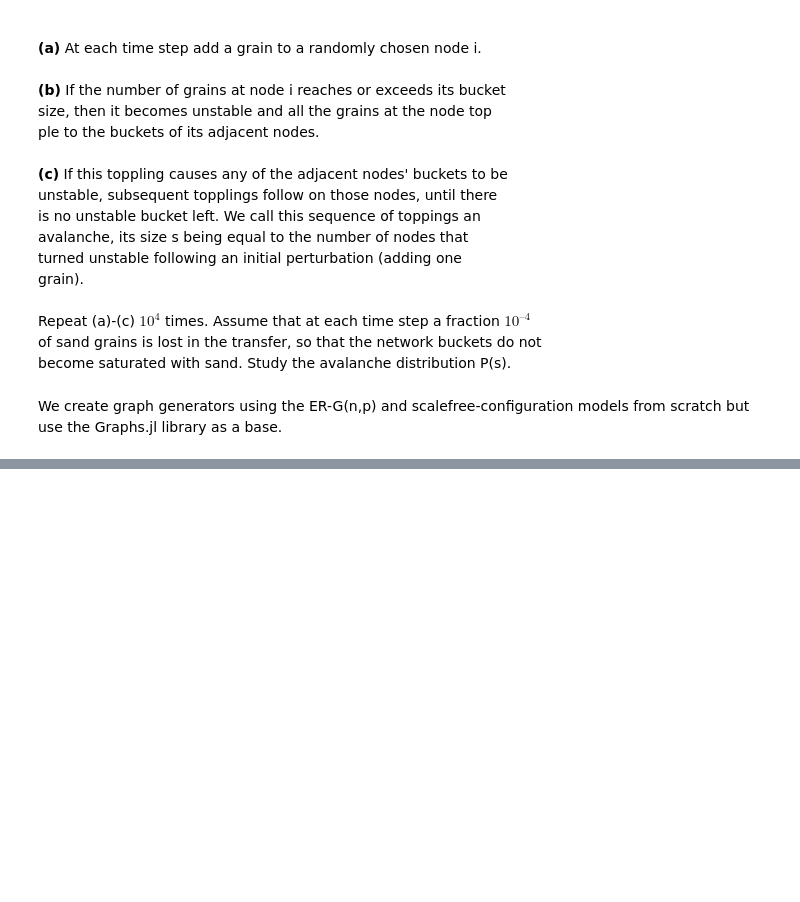
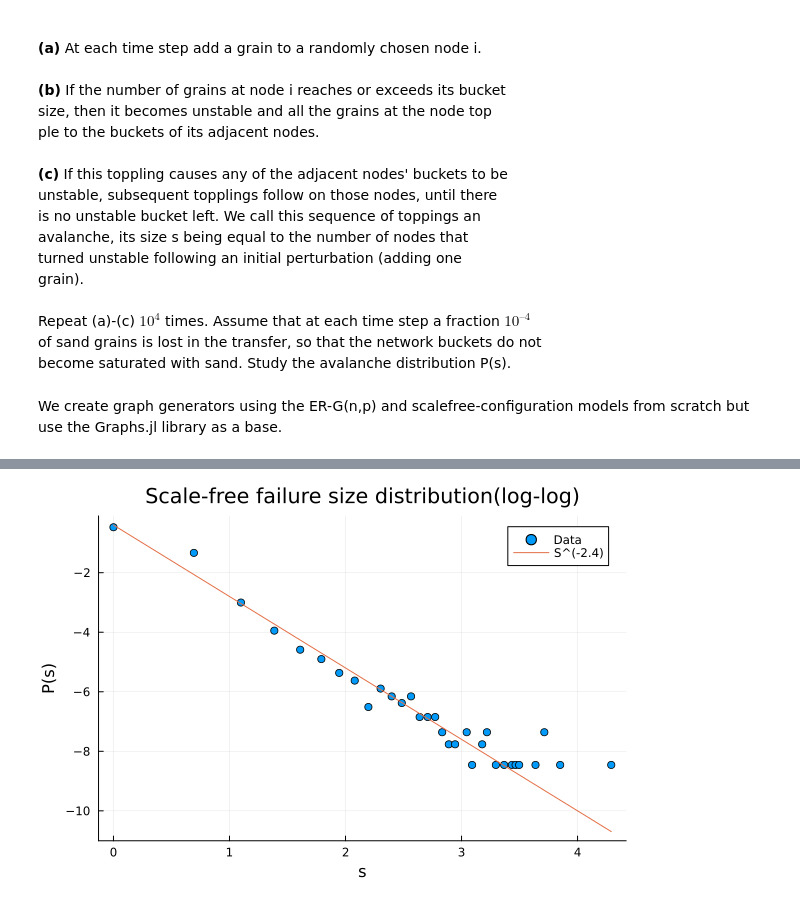
Before and after one commit to MohGhoraishi/Network-Science-Course, a Jupyter notebook: Avalanches-in-Networks/Avalanches-in-Networks.ipynb, the cells around one changed output, grey strips where cells are left out. Drawn from its saved outputs; the diff is of its cells as text; code cells hidden in the pictures; blank space fills up the shorter version.

```diff
--- a/Avalanches-in-Networks/Avalanches-in-Networks.ipynb
+++ b/Avalanches-in-Networks/Avalanches-in-Networks.ipynb
@@ -64,0 +161,22 @@ end
+# %%
+function bin_Vector(vec)
+    sorted_Vec = sort(vec)
+    sorted_Unique_Vec = sort(unique(sorted_Vec))
+    Xaxis = sorted_Unique_Vec
+    Yaxis = Int[]
+    for i in sorted_Unique_Vec
+        quantiy = count(j->(j==i), sorted_Vec)
+        push!(Yaxis, quantiy)
+    end
+    return Xaxis, Yaxis
+end
+# %%
+SF_s, SF_Ps = bin_Vector(SF_failure_Size)
+SF_Ps = SF_Ps ./ sum(SF_Ps)
+SF_s = log.(SF_s)
+SF_Ps = log.(SF_Ps)
+f1(x) = -0.4 - 2.4 * x
+scatter(SF_s, SF_Ps, title = "Scale-free failure size distribution(log-log)", label = "Data", xlabel = "s", ylabel = "P(s)")
+plot!(f1, label = "S^(-2.4)")
+# %% [output]
+[figure, added]
```
Also changed, not shown: parts of 13 cells of this notebook, 2 other files.
